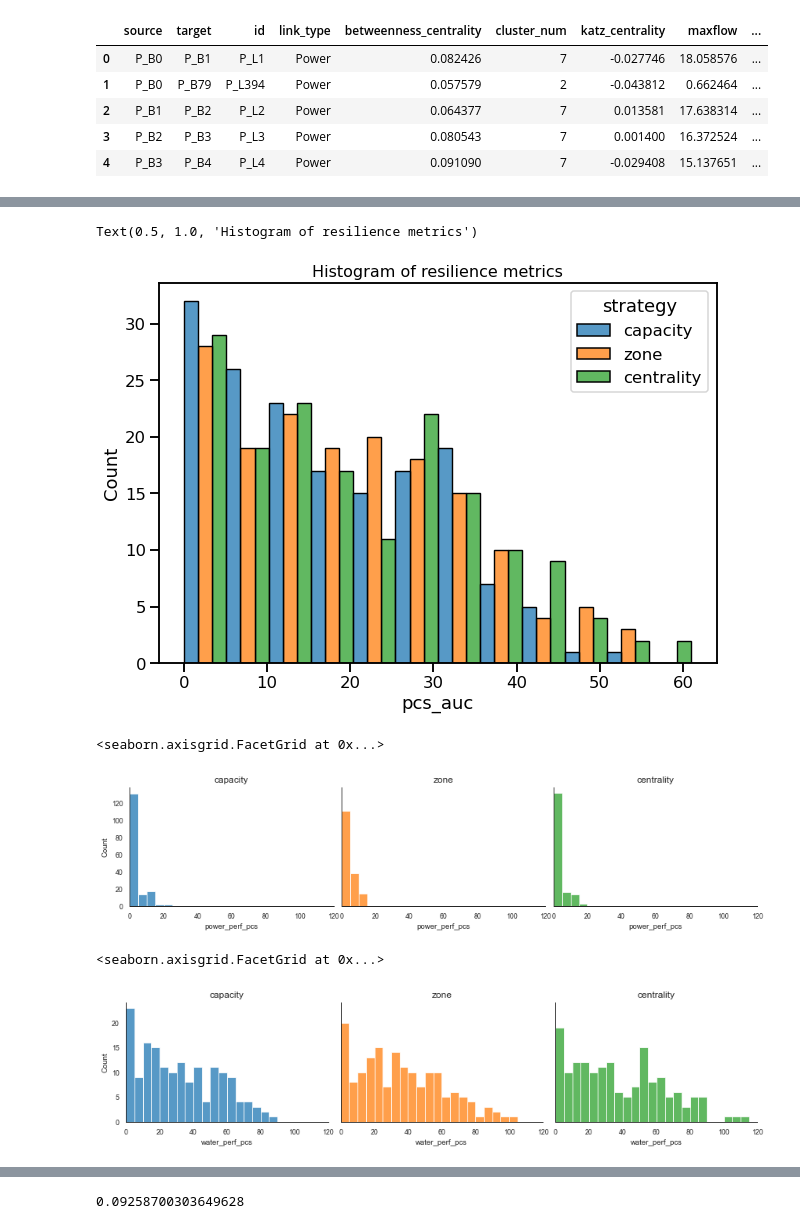
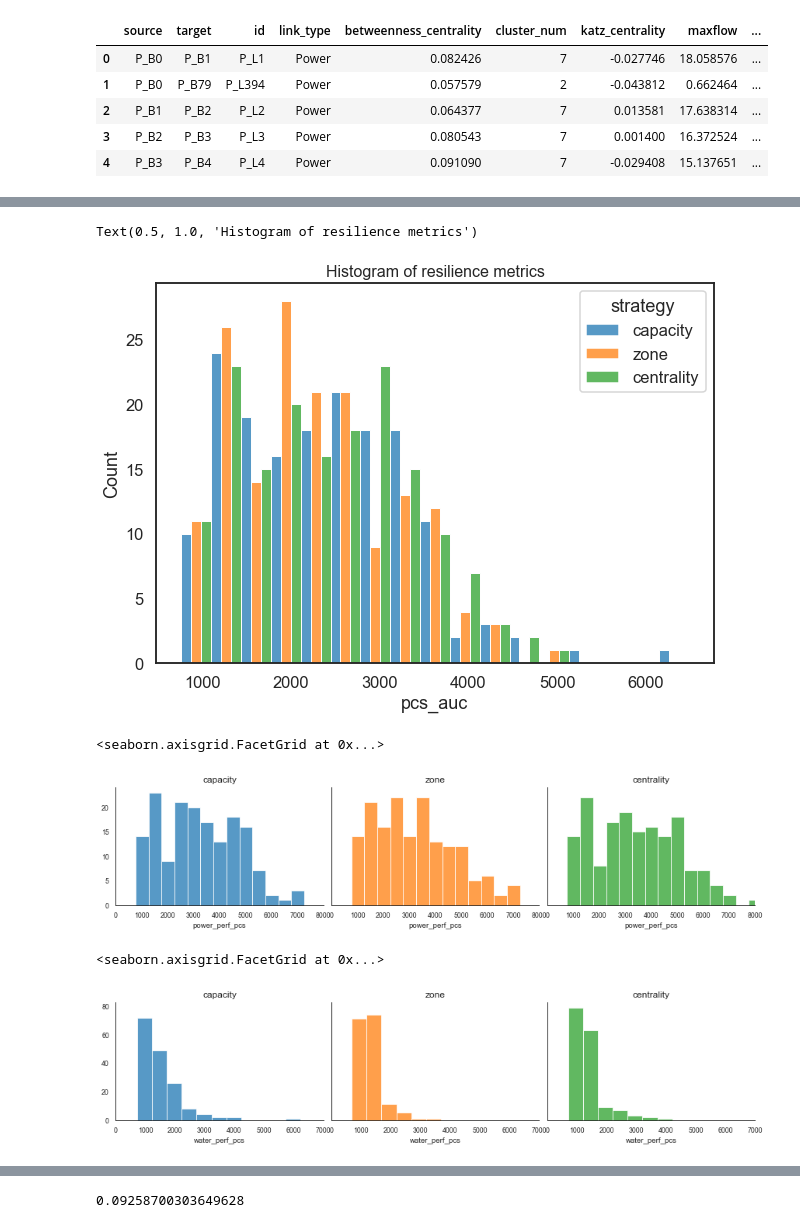
Before and after one commit to srijithbalakrishnan/dreaminsg-integrated-model, a Jupyter notebook: infrarisk/experiments/infrarisk_case_study/final_data_for_ml.ipynb, the cells around one changed output, grey strips where cells are left out. Drawn from its saved outputs; the diff is of its cells as text; code cells hidden in the pictures.

```diff
--- a/infrarisk/experiments/infrarisk_case_study/final_data_for_ml.ipynb
+++ b/infrarisk/experiments/infrarisk_case_study/final_data_for_ml.ipynb
@@ -178,5 +186,5 @@ ml_df.shape
 # %%
-#ml_df.to_csv("auc_df_tracks.csv", index = False, sep = ",")
-ml_df2 = pd.read_csv("auc_df_tracks.csv", sep = ',')
-ml_df2.shape
+#ml_df.to_csv("auc_df.csv", index = False)
+ml_df = pd.read_csv("auc_df.csv")
+ml_df.shape
 # %% [output]
@@ -196,3 +201,5 @@ ml_df2 = ml_df2[ml_df2['pcs_auc'] < 80]
+# %%
+ml_df = ml_df[ml_df['pcs_auc'] < 8000]
 # %%
 import seaborn as sns
 import matplotlib.pyplot as plt
@@ -200,37 +207,38 @@ import matplotlib.pyplot as plt
 
 sns.set_context('talk')
 fig = plt.figure(figsize = (10,7))
-ax = sns.histplot(x= 'pcs_auc', hue = 'strategy', stat="count", multiple="dodge",  data = ml_df2, palette=("tab10"))
+ax = sns.histplot(x= 'pcs_auc', hue = 'strategy', stat="count", multiple="dodge",  data = ml_df, palette=("tab10"))
 
 # ax = sns.kdeplot(data=ml_df, x="pcs_auc", hue="strategy", cumulative=True, common_norm=False, common_grid=True,)
 
 ax.set_title('Histogram of resilience metrics', size = 16)
 # %% [output]
 Text(0.5, 1.0, 'Histogram of resilience metrics')
-[figure, old version]
+[figure, new version]
 # %%
 
 sns.set_theme(style="white")
 sns.set_context('paper')
-g = sns.FacetGrid(ml_df2, hue = 'strategy', col='strategy', col_wrap=3, palette="tab10", height=3, aspect= 1.33 )
+g = sns.FacetGrid(ml_df, hue = 'strategy', col='strategy', col_wrap=3, palette="tab10", height=3, aspect= 1.33 )
 #g = (g.map(sns.kdeplot, "power_perf_pcs"))
-(g.map(sns.histplot, "power_perf_pcs", stat = 'count', binwidth = 5))
+(g.map(sns.histplot, "power_perf_pcs", stat = 'count', binwidth = 500))
 g.set_titles(col_template="{col_name}", fontweight='regular', size=12)
-g.set(xlim=(0, 120))
+g.set(xlim=(0, 8000))
 # %% [output]
 <seaborn.axisgrid.FacetGrid at 0x...>
-[figure, old version]
+[figure, new version]
 # %%
+
 sns.set_theme(style="white")
 sns.set_context('paper')
-g = sns.FacetGrid(ml_df2, hue = 'strategy', col='strategy', col_wrap=3, palette="tab10", height=3, aspect= 1.33 )
+g = sns.FacetGrid(ml_df, hue = 'strategy', col='strategy', col_wrap=3, palette="tab10", height=3, aspect= 1.33 )
 #g = (g.map(sns.kdeplot, "power_perf_pcs"))
-(g.map(sns.histplot, f"water_perf_pcs", stat = 'count', binwidth = 5))
+(g.map(sns.histplot, "water_perf_pcs", stat = 'count', binwidth = 500))
 g.set_titles(col_template="{col_name}", fontweight='regular', size=12)
-g.set(xlim=(0, 120))
+g.set(xlim=(0, 7000))
 # %% [output]
 <seaborn.axisgrid.FacetGrid at 0x...>
-[figure, old version]
+[figure, new version]
 # %%
 infra = "power"
 y = f"{infra}_perf_pcs"
```
Also changed, not shown: parts of 47 cells of this notebook, 30 other files.
